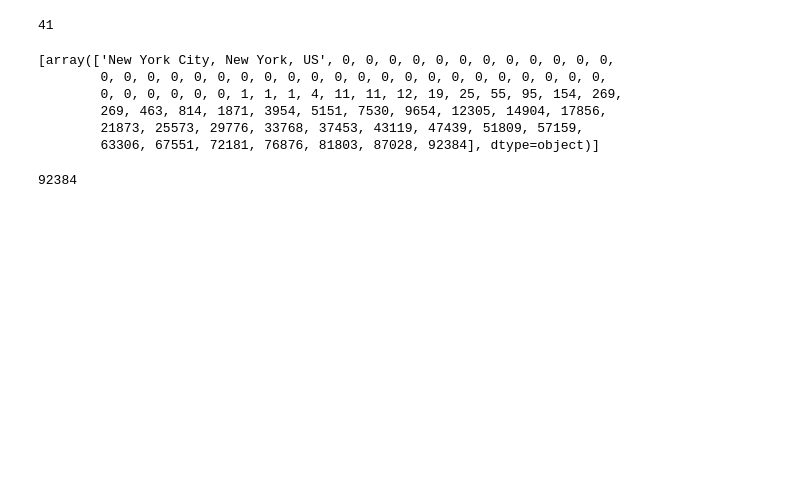
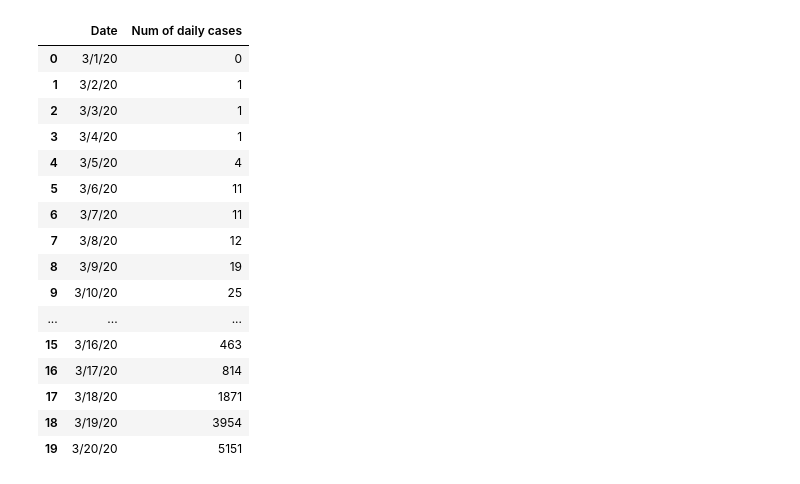
Before and after one commit to armandordorica/Twitter_Sentiment_Analysis, a Jupyter notebook: Covid19_NYC_ARIMA.ipynb, the cells around one changed output. Saved outputs shown, nothing was run; the diff lists cells and outputs as text; code cells hidden in the pictures; blank space fills up the shorter version.

```diff
--- a/Covid19_NYC_ARIMA.ipynb
+++ b/Covid19_NYC_ARIMA.ipynb
@@ -42,4 +35,0 @@ len(list_of_dates)
-# %%
-len(values)
-# %% [output]
-41
@@ -48,14 +36 @@ list_of_dates = list_of_dates[40:]
-# %%
-list(df_ny.values)
-# %% [output]
-[array(['New York City, New York, US', 0, 0, 0, 0, 0, 0, 0, 0, 0, 0, 0, 0,
-        0, 0, 0, 0, 0, 0, 0, 0, 0, 0, 0, 0, 0, 0, 0, 0, 0, 0, 0, 0, 0, 0,
-        0, 0, 0, 0, 0, 0, 1, 1, 1, 4, 11, 11, 12, 19, 25, 55, 95, 154, 269,
-        269, 463, 814, 1871, 3954, 5151, 7530, 9654, 12305, 14904, 17856,
-        21873, 25573, 29776, 33768, 37453, 43119, 47439, 51809, 57159,
-        63306, 67551, 72181, 76876, 81803, 87028, 92384], dtype=object)]
-# %%
-values[40]
-# %% [output]
-92384
 # %%
@@ -62,3 +41,23 @@ values[40]
 values = list(df_ny.iloc[0])[40:]
 # %%
 data = {'Date':list_of_dates, 'Num of daily cases': values}
+df = pd.DataFrame(data)
+df.head(20)
+# %% [output]
+|  | Date | Num of daily cases |
+| 0 | 3/1/20 | 0 |
+| 1 | 3/2/20 | 1 |
+| 2 | 3/3/20 | 1 |
+| 3 | 3/4/20 | 1 |
+| 4 | 3/5/20 | 4 |
+| 5 | 3/6/20 | 11 |
+| 6 | 3/7/20 | 11 |
+| 7 | 3/8/20 | 12 |
+| 8 | 3/9/20 | 19 |
+| 9 | 3/10/20 | 25 |
+| ... | ... | ... |
+| 15 | 3/16/20 | 463 |
+| 16 | 3/17/20 | 814 |
+| 17 | 3/18/20 | 1871 |
+| 18 | 3/19/20 | 3954 |
+| 19 | 3/20/20 | 5151 |
```
Also changed, not shown: parts of 87 cells of this notebook.
